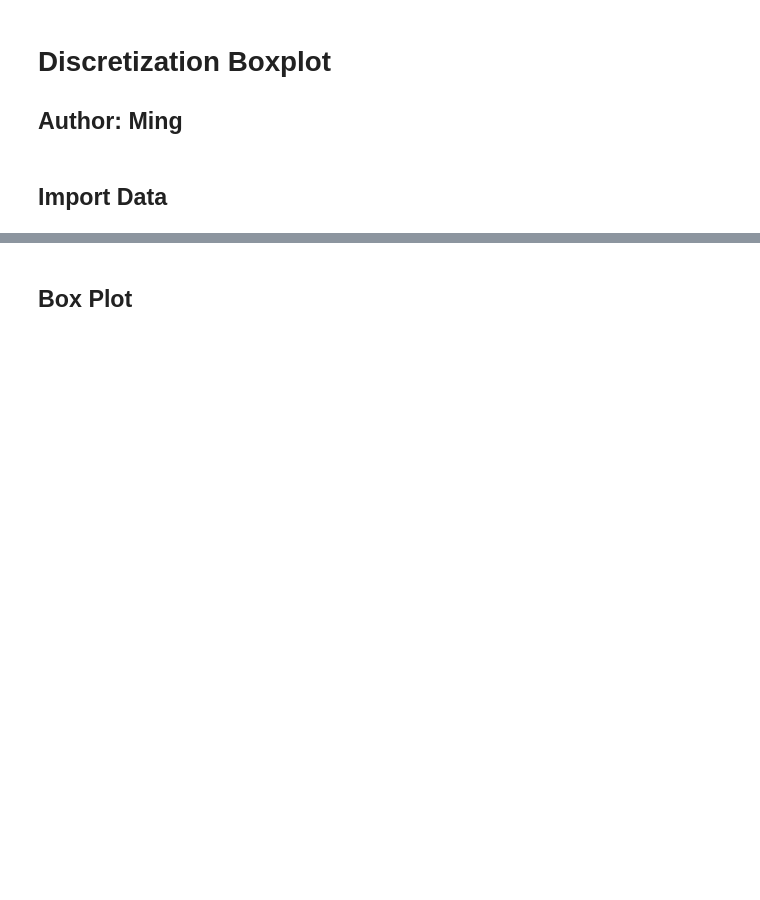
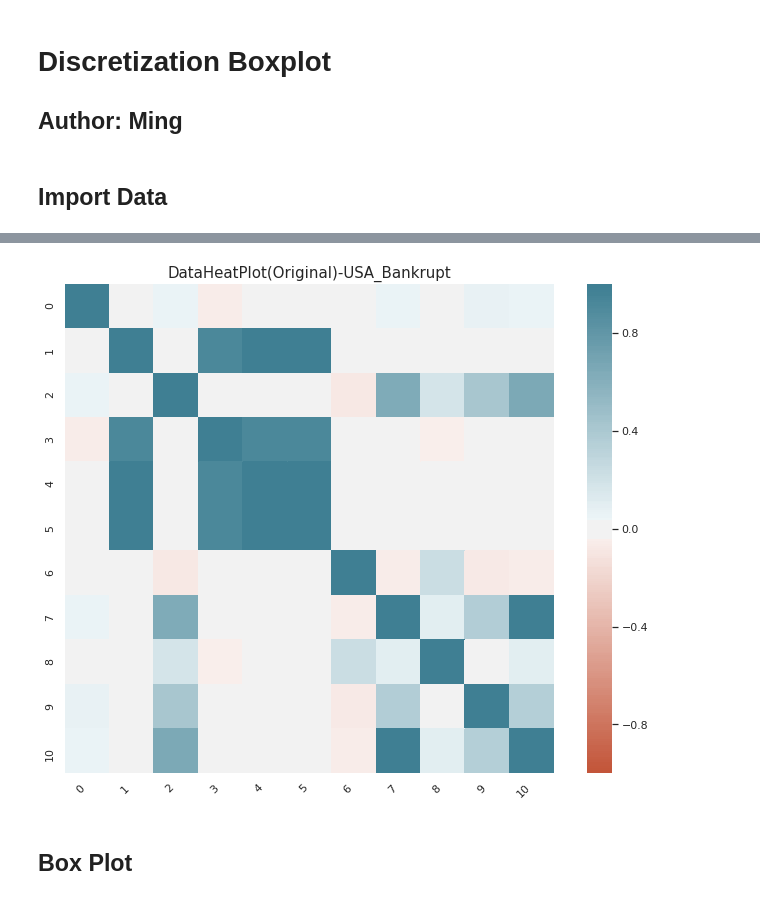
Before and after one commit to BanNel/Discretize_Classification, a Jupyter notebook: Discretization Boxplot.ipynb, the cells around one changed output, grey strips where cells are left out. Cells and saved outputs as stored; diff of their text form; code cells hidden in the pictures; blank space fills up the shorter version.

```diff
--- a/Discretization Boxplot.ipynb
+++ b/Discretization Boxplot.ipynb
@@ -125,3 +128,27 @@ discretize_dataframe.describe()
+# %%
+def CorrPlotPrint(data_list,datatype):
+    df = pd.DataFrame(data_list)
+    corr = df.corr()
+    box_title = 'DataHeatPlot('+datatype+')-'+data_name
+    plt.figure(figsize=(12, 9))
+    ax = sns.heatmap(
+        corr,
+        vmin=-1, vmax=1, center=0,
+        cmap=sns.diverging_palette(20, 220, n=200),
+        square=True
+
+    )
+    ax.set_xticklabels(
+        ax.get_xticklabels(),
+        rotation=45,
+        horizontalalignment='right'
+    );
+    ax.set_title(box_title, fontsize=15)
+    plt.savefig('dataheatplot/'+box_title+'.png',dpi=300)
+# %%
+CorrPlotPrint(data_list,"Original")
+# %% [output]
+[figure, added]
 # %% [markdown]
 ## Box Plot
 # %%
```
Also changed, not shown: parts of 11 cells of this notebook, 25 other files.
